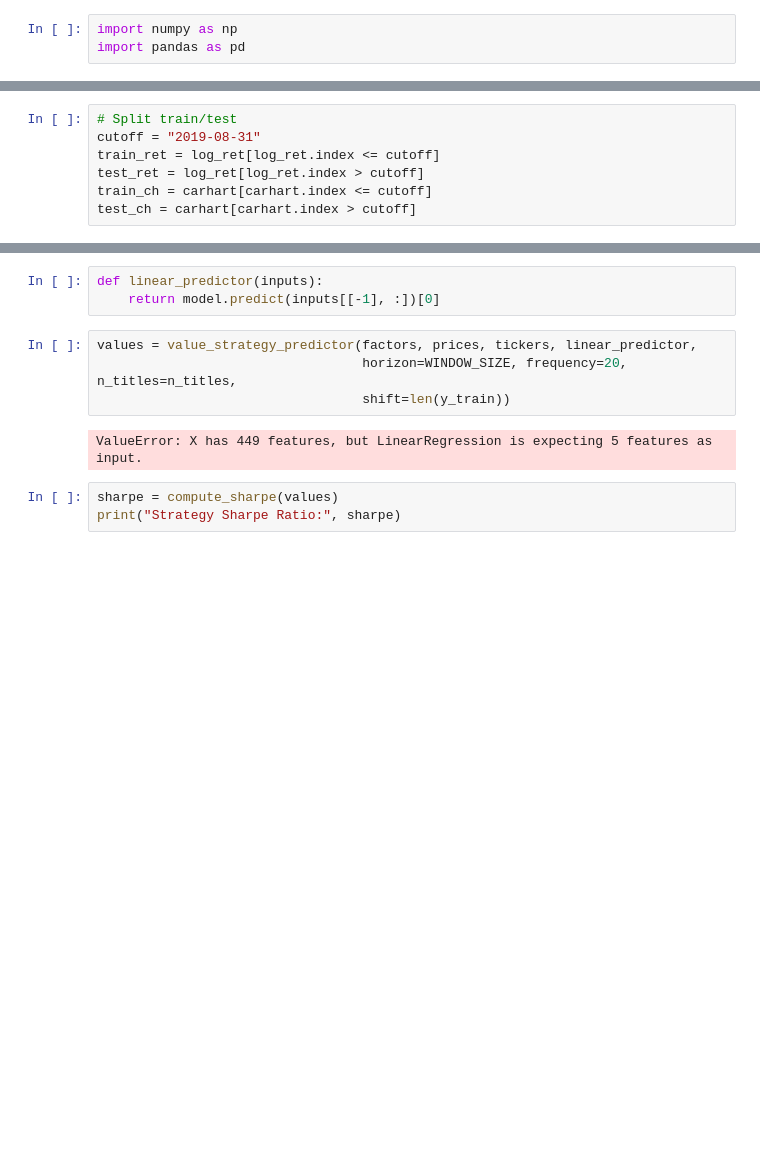
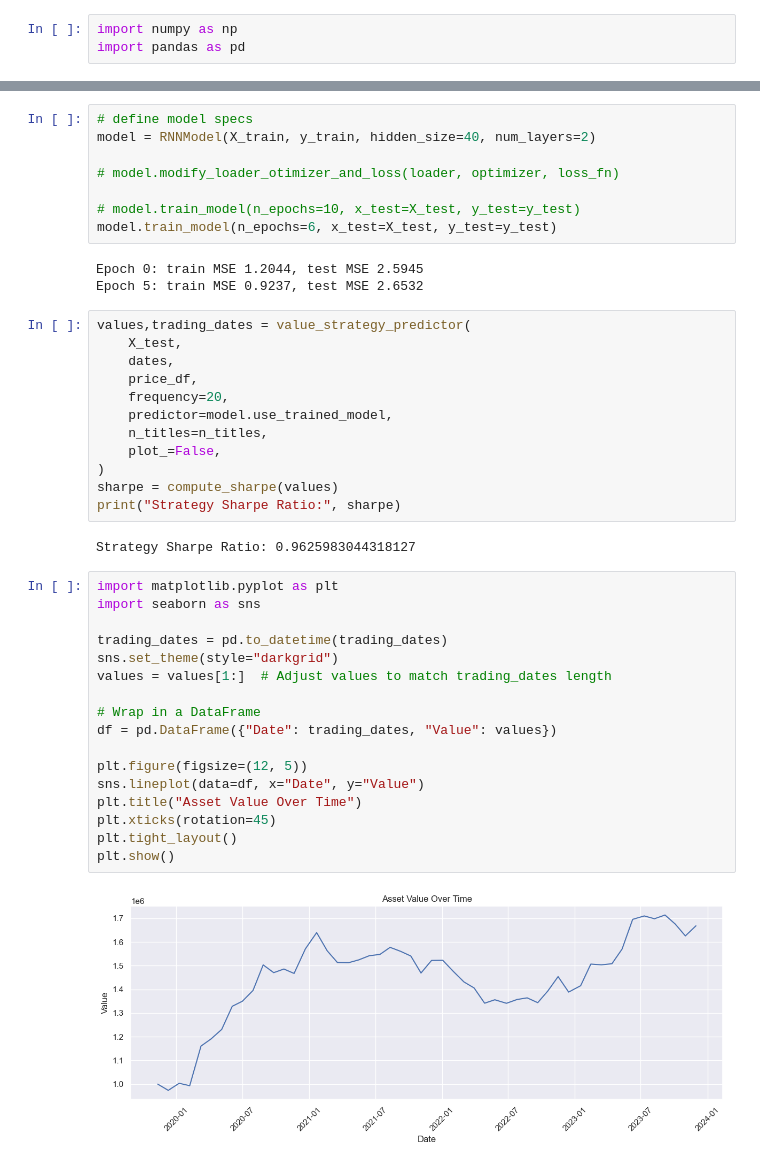
Before and after one commit to antoine-moinet/sp500_predictor, a Jupyter notebook: example_notebook.ipynb, the cells around one changed output, grey strips where cells are left out. Cells and saved outputs as stored; diff of their text form; blank space fills up the shorter version.

```diff
--- a/example_notebook.ipynb
+++ b/example_notebook.ipynb
@@ -21,7 +25,0 @@ ff3, mom, carhart = load_carhart_factors(data_dir, log_ret.index)
-# %%
-# Split train/test
-cutoff = "2019-08-31"
-train_ret = log_ret[log_ret.index <= cutoff]
-test_ret = log_ret[log_ret.index > cutoff]
-train_ch = carhart[carhart.index <= cutoff]
-test_ch = carhart[carhart.index > cutoff]
@@ -47,12 +111,44 @@ n_titles = int(0.05 * len(tickers))
-# %%
-def linear_predictor(inputs):
-    return model.predict(inputs[[-1], :])[0]
-# %%
-values = value_strategy_predictor(factors, prices, tickers, linear_predictor,
-                                  horizon=WINDOW_SIZE, frequency=20, n_titles=n_titles,
-                                  shift=len(y_train))
-# %% [output]
-ValueError: X has 449 features, but LinearRegression is expecting 5 features as input.
+# %%
+# define model specs
+model = RNNModel(X_train, y_train, hidden_size=40, num_layers=2)
+
+# model.modify_loader_otimizer_and_loss(loader, optimizer, loss_fn)
+
+# model.train_model(n_epochs=10, x_test=X_test, y_test=y_test)
+model.train_model(n_epochs=6, x_test=X_test, y_test=y_test)
+# %% [output]
+Epoch 0: train MSE 1.2044, test MSE 2.5945
+Epoch 5: train MSE 0.9237, test MSE 2.6532
 # %%
+values,trading_dates = value_strategy_predictor(
+    X_test,
+    dates,
+    price_df,
+    frequency=20,
+    predictor=model.use_trained_model,
+    n_titles=n_titles,
+    plot_=False,
+)
 sharpe = compute_sharpe(values)
 print("Strategy Sharpe Ratio:", sharpe)
+# %% [output]
+Strategy Sharpe Ratio: 0.9625983044318127
+# %%
+import matplotlib.pyplot as plt
+import seaborn as sns
+
+trading_dates = pd.to_datetime(trading_dates)
+sns.set_theme(style="darkgrid")
+values = values[1:]  # Adjust values to match trading_dates length
+
+# Wrap in a DataFrame
+df = pd.DataFrame({"Date": trading_dates, "Value": values})
+
+plt.figure(figsize=(12, 5))
+sns.lineplot(data=df, x="Date", y="Value")
+plt.title("Asset Value Over Time")
+plt.xticks(rotation=45)
+plt.tight_layout()
+plt.show()
+# %% [output]
+[figure, added]
```
Also changed, not shown: parts of 14 cells of this notebook, 13 other files.
